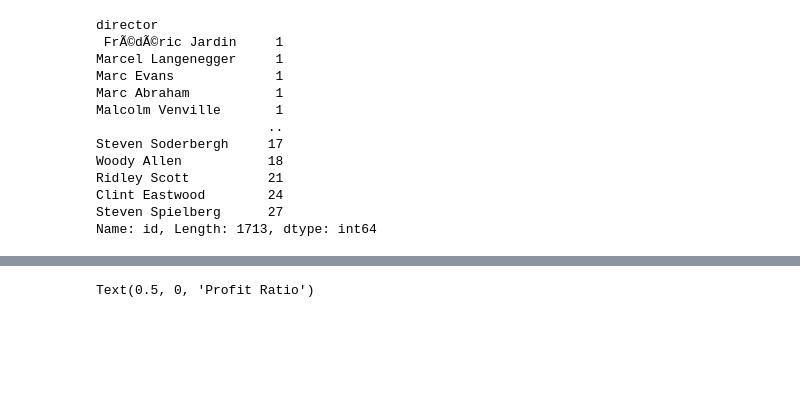
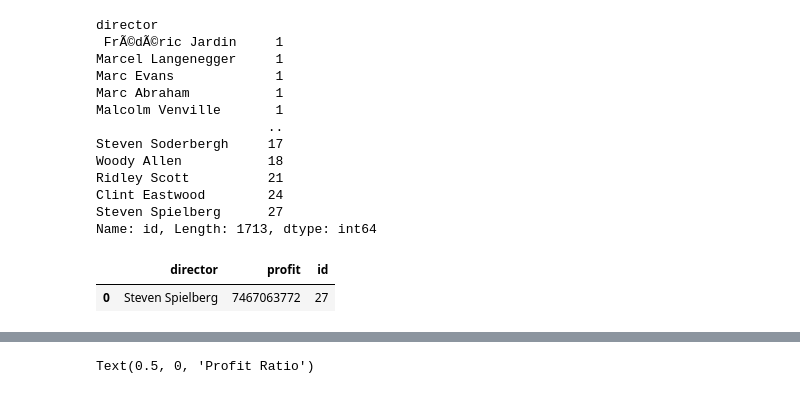
Before and after one commit to fabdanolu/Investigate-Dataset, a Jupyter notebook: Investigate_a_Dataset.ipynb, the cells around one changed output, grey strips where cells are left out. Saved outputs shown, nothing was run; the diff lists cells and outputs as text; code cells hidden in the pictures; blank space fills up the shorter version.

```diff
--- a/Investigate_a_Dataset.ipynb
+++ b/Investigate_a_Dataset.ipynb
@@ -376,7 +383,11 @@ Name: id, Length: 1713, dtype: int64
 # %%
 # Merge both dataframes - The count and profit dataframes
 
 df_count_profit = pd.merge(pd.DataFrame(df_profit), pd.DataFrame(df_movie_count), on='director', how='inner').reset_index()
+df_count_profit.head(1)
+# %% [output]
+|  | director | profit | id |
+| 0 | Steven Spielberg | 7467063772 | 27 |
 # %%
 #df_profit_ratio = Profit / count(id)
 
```
Also changed, not shown: parts of 11 cells of this notebook.
